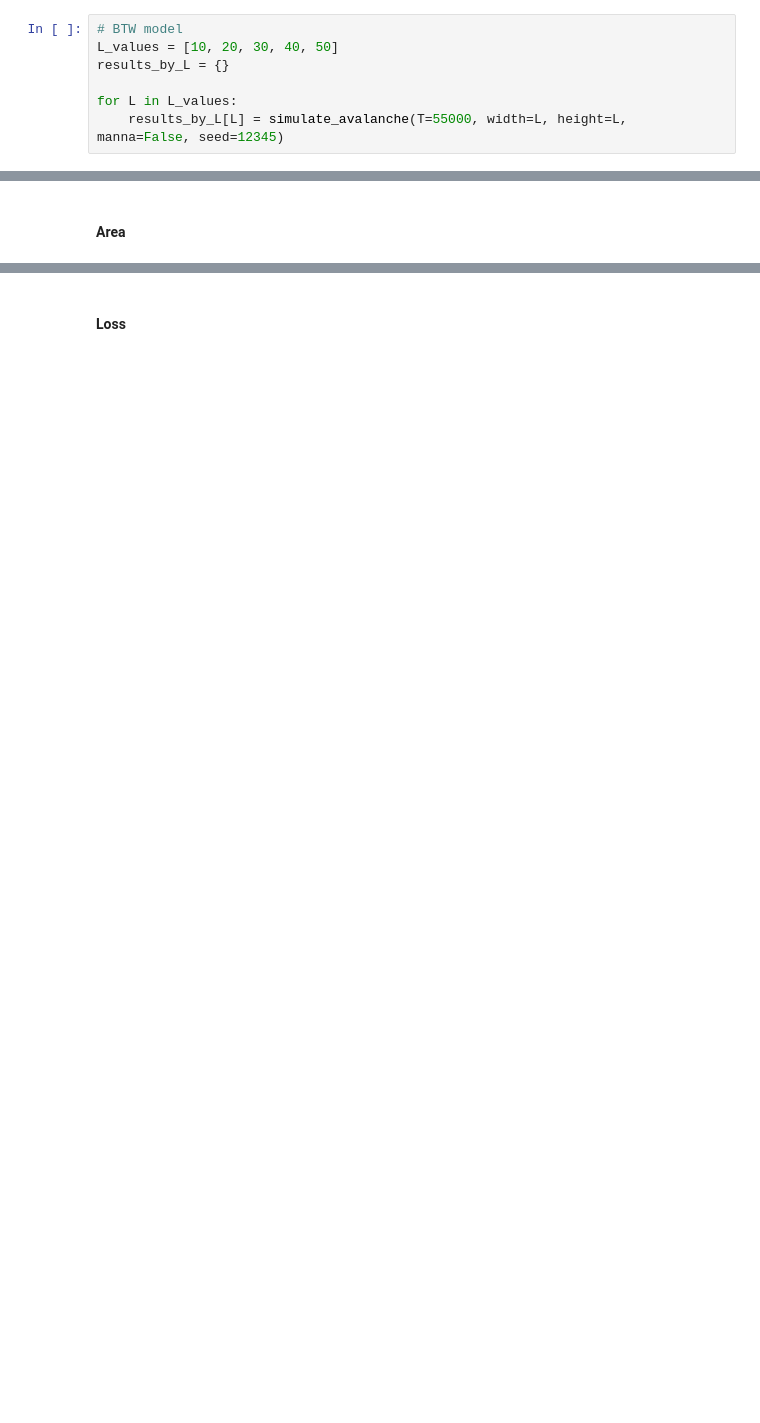
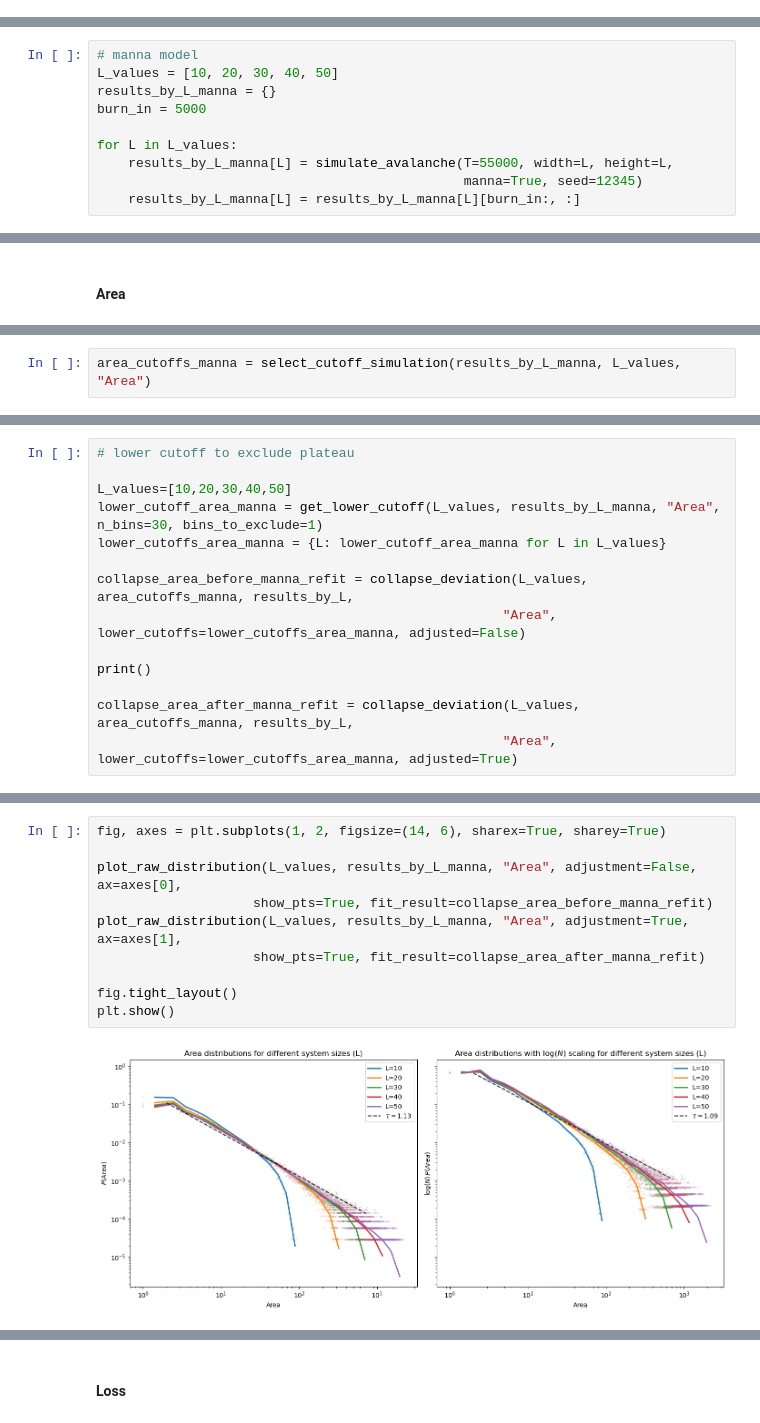
Before and after one commit to yingtan11/FinalReport, a Jupyter notebook: python/sandpile.ipynb, the cells around one changed output, grey strips where cells are left out. Drawn from its saved outputs; the diff is of its cells as text; blank space fills up the shorter version.

```diff
--- a/python/sandpile.ipynb
+++ b/python/sandpile.ipynb
@@ -718,7 +0,0 @@ Varying L
-# %%
-# BTW model
-L_values = [10, 20, 30, 40, 50]
-results_by_L = {}
-
-for L in L_values:
-    results_by_L[L] = simulate_avalanche(T=55000, width=L, height=L, manna=False, seed=12345)
@@ -779,0 +1063,10 @@ def select_powerlaw_cutoff_length(
+# %%
+# manna model
+L_values = [10, 20, 30, 40, 50]
+results_by_L_manna = {}
+burn_in = 5000
+
+for L in L_values:
+    results_by_L_manna[L] = simulate_avalanche(T=55000, width=L, height=L,
+                                               manna=True, seed=12345)
+    results_by_L_manna[L] = results_by_L_manna[L][burn_in:, :]
@@ -1374,0 +1286,2 @@ plt.show()
+# %%
+area_cutoffs_manna = select_cutoff_simulation(results_by_L_manna, L_values, "Area")
@@ -1374,0 +1320,14 @@ plt.show()
+# %%
+# lower cutoff to exclude plateau
+
+L_values=[10,20,30,40,50]
+lower_cutoff_area_manna = get_lower_cutoff(L_values, results_by_L_manna, "Area", n_bins=30, bins_to_exclude=1)
+lower_cutoffs_area_manna = {L: lower_cutoff_area_manna for L in L_values}
+
+collapse_area_before_manna_refit = collapse_deviation(L_values, area_cutoffs_manna, results_by_L,
+                                                    "Area", lower_cutoffs=lower_cutoffs_area_manna, adjusted=False)
+
+print()
+
+collapse_area_after_manna_refit = collapse_deviation(L_values, area_cutoffs_manna, results_by_L,
+                                                    "Area", lower_cutoffs=lower_cutoffs_area_manna, adjusted=True)
@@ -1374,0 +1354,12 @@ plt.show()
+# %%
+fig, axes = plt.subplots(1, 2, figsize=(14, 6), sharex=True, sharey=True)
+
+plot_raw_distribution(L_values, results_by_L_manna, "Area", adjustment=False, ax=axes[0],
+                    show_pts=True, fit_result=collapse_area_before_manna_refit)
+plot_raw_distribution(L_values, results_by_L_manna, "Area", adjustment=True, ax=axes[1],
+                    show_pts=True, fit_result=collapse_area_after_manna_refit)
+
+fig.tight_layout()
+plt.show()
+# %% [output]
+[figure, added]
```
Also changed, not shown: parts of 163 cells of this notebook, 11 other files.
